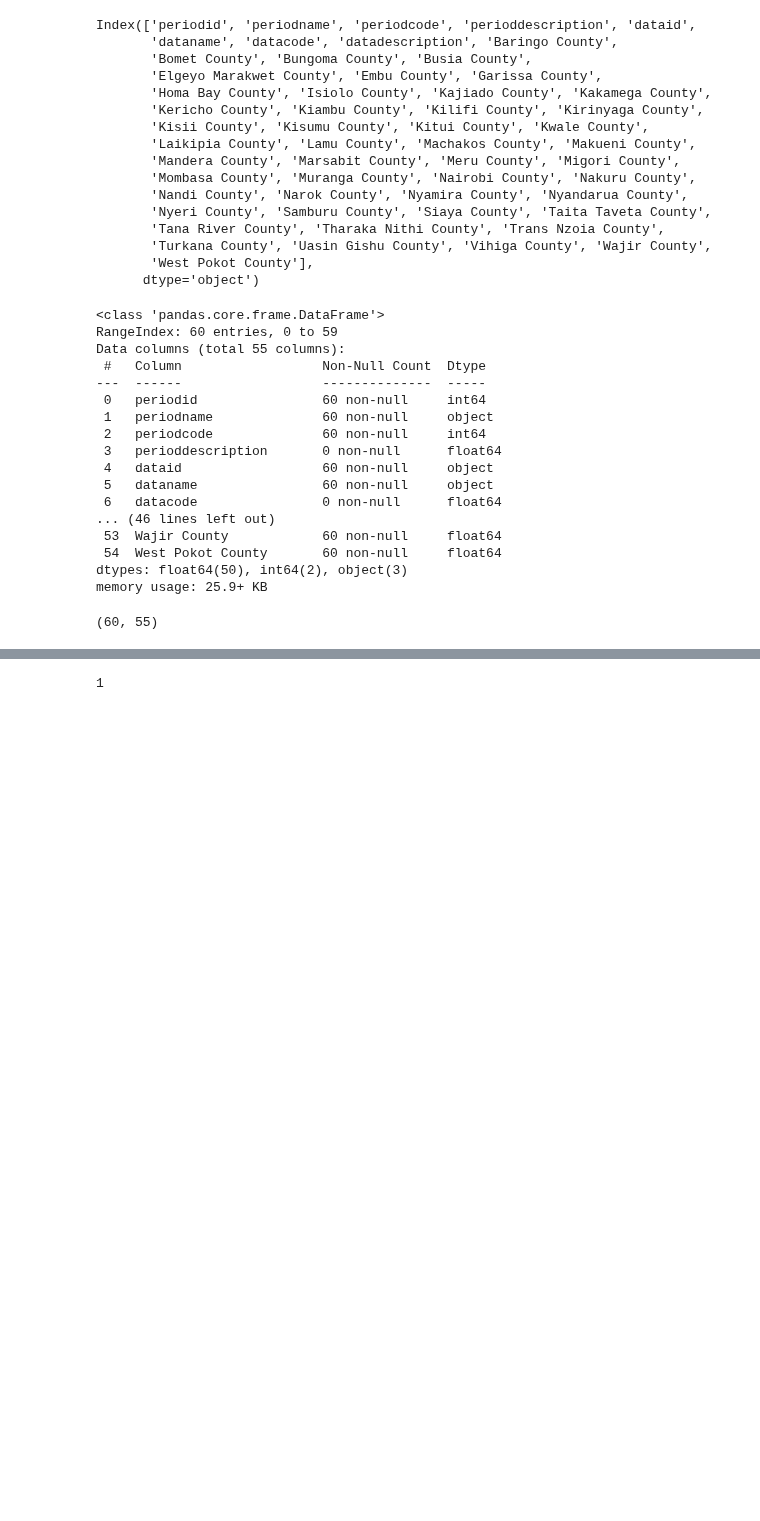
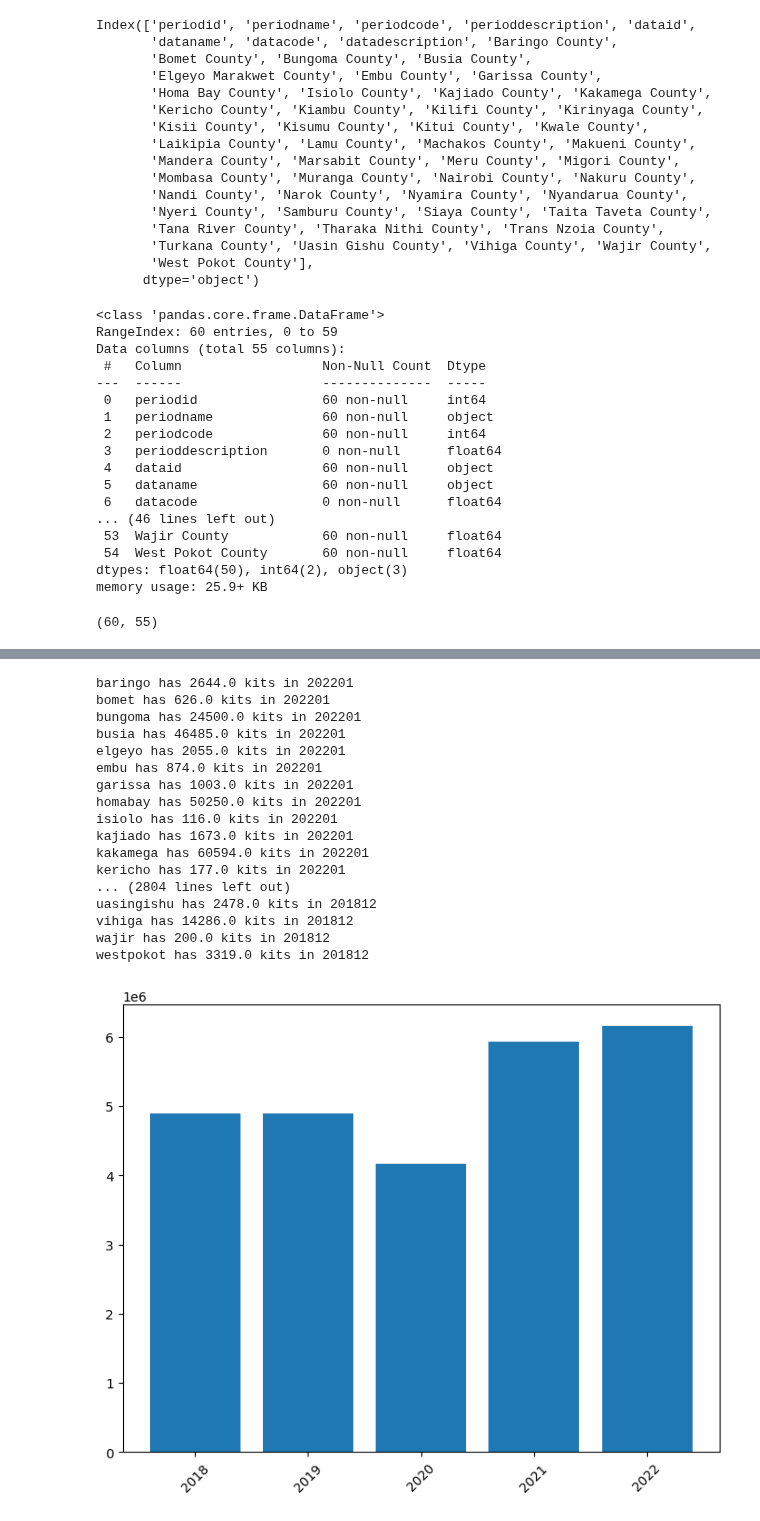
Before and after one commit to Armsy3-26/Predictor, a Jupyter notebook: malaria.ipynb, the cells around one changed output, grey strips where cells are left out. Drawn from its saved outputs; the diff is of its cells as text; code cells hidden in the pictures; blank space fills up the shorter version.

```diff
--- a/malaria.ipynb
+++ b/malaria.ipynb
@@ -268,6 +294,43 @@ westpokot has 13388.0 kits in 202205
-# %%
-#get specific rows
-val = df.loc[df['periodid']==201901].isnull().sum()
-val['datacode']
-# %% [output]
-1
+# %%
+#the following function plots the results for each year since 2018 - 2022
+#X-axis has the years
+#Y-axis has the value in those respective years
+
+#all_items(periodid=201801)
+def years_distribution_plot(year=None):
+    year_values = []
+    years = []
+    for k,v in yearly_report.items():
+        year_values.append(v['sum'])
+        years.append(k)
+    #print(year_values)
+    #get values for each county(y axis) in a list
+    all_items(periodid=year)
+
+    fig = plt.figure()
+    ax = fig.add_axes([0,0,1,1])
+    ax.bar(years,year_values)
+    plt.xticks(rotation=45)
+    plt.show()
+
+
+years_distribution_plot()
+# %% [output]
+baringo has 2644.0 kits in 202201
+bomet has 626.0 kits in 202201
+bungoma has 24500.0 kits in 202201
+busia has 46485.0 kits in 202201
+elgeyo has 2055.0 kits in 202201
+embu has 874.0 kits in 202201
+garissa has 1003.0 kits in 202201
+homabay has 50250.0 kits in 202201
+isiolo has 116.0 kits in 202201
+kajiado has 1673.0 kits in 202201
+kakamega has 60594.0 kits in 202201
+kericho has 177.0 kits in 202201
+... (2804 lines left out)
+uasingishu has 2478.0 kits in 201812
+vihiga has 14286.0 kits in 201812
+wajir has 200.0 kits in 201812
+westpokot has 3319.0 kits in 201812
+[figure, added]
```
Also changed, not shown: parts of 9 cells of this notebook.
